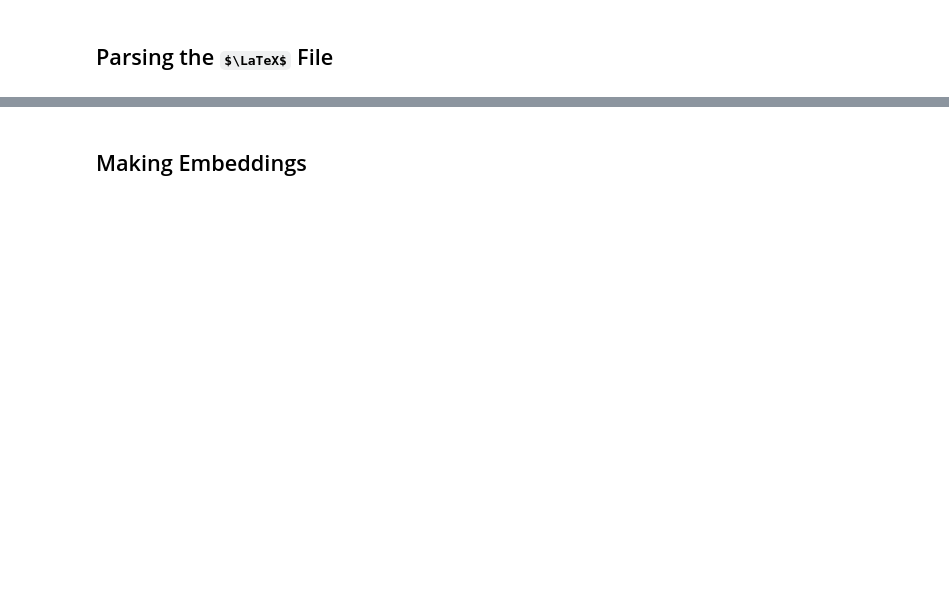
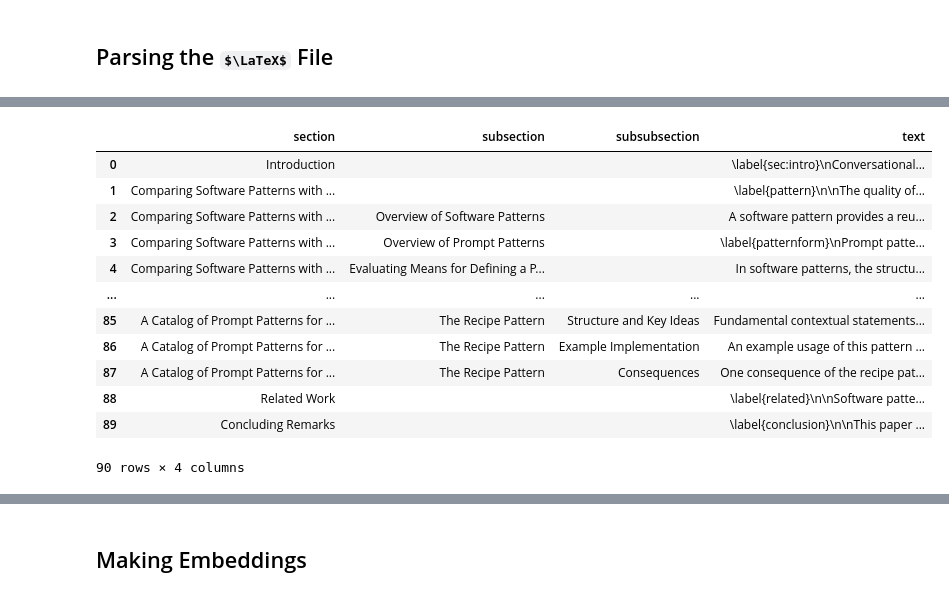
Before and after one commit to wizardbc/prompt_pattern, a Jupyter notebook: retriever.ipynb, the cells around one changed output, grey strips where cells are left out. Cells and saved outputs as stored; diff of their text form; code cells hidden in the pictures; some formulas as TeX source; blank space fills up the shorter version.

Commit message:
remove empty text, new search_from_section_names

```diff
--- a/retriever.ipynb
+++ b/retriever.ipynb
@@ -52,6 +96,20 @@ df_chunks
 # %%
-df_chunks = df_chunks[df_chunks.text.apply(lambda s: len(s)>0)].reset_index(drop=True)
+df_chunks = df_chunks[df_chunks.text.apply(lambda s: len(s)>30)].reset_index(drop=True)
 df_chunks
+# %% [output]
+|  | section | subsection | subsubsection | text |
+| 0 | Introduction |  |  | \label{sec:intro}\nConversational... |
+| 1 | Comparing Software Patterns with ... |  |  | \label{pattern}\n\nThe quality of... |
+| 2 | Comparing Software Patterns with ... | Overview of Software Patterns |  | A software pattern provides a reu... |
+| 3 | Comparing Software Patterns with ... | Overview of Prompt Patterns |  | \label{patternform}\nPrompt patte... |
+| 4 | Comparing Software Patterns with ... | Evaluating Means for Defining a P... |  | In software patterns, the structu... |
+| ... | ... | ... | ... | ... |
+| 85 | A Catalog of Prompt Patterns for ... | The Recipe Pattern | Structure and Key Ideas | Fundamental contextual statements... |
+| 86 | A Catalog of Prompt Patterns for ... | The Recipe Pattern | Example Implementation | An example usage of this pattern ... |
+| 87 | A Catalog of Prompt Patterns for ... | The Recipe Pattern | Consequences | One consequence of the recipe pat... |
+| 88 | Related Work |  |  | \label{related}\n\nSoftware patte... |
+| 89 | Concluding Remarks |  |  | \label{conclusion}\n\nThis paper ... |
+90 rows × 4 columns
 # %%
 # remove redundant spaces on title
 df_chunks['section'] = df_chunks.section.str.replace(r'\s+', ' ', regex=True)
```
Also changed, not shown: parts of 17 cells of this notebook, 2 other files.
